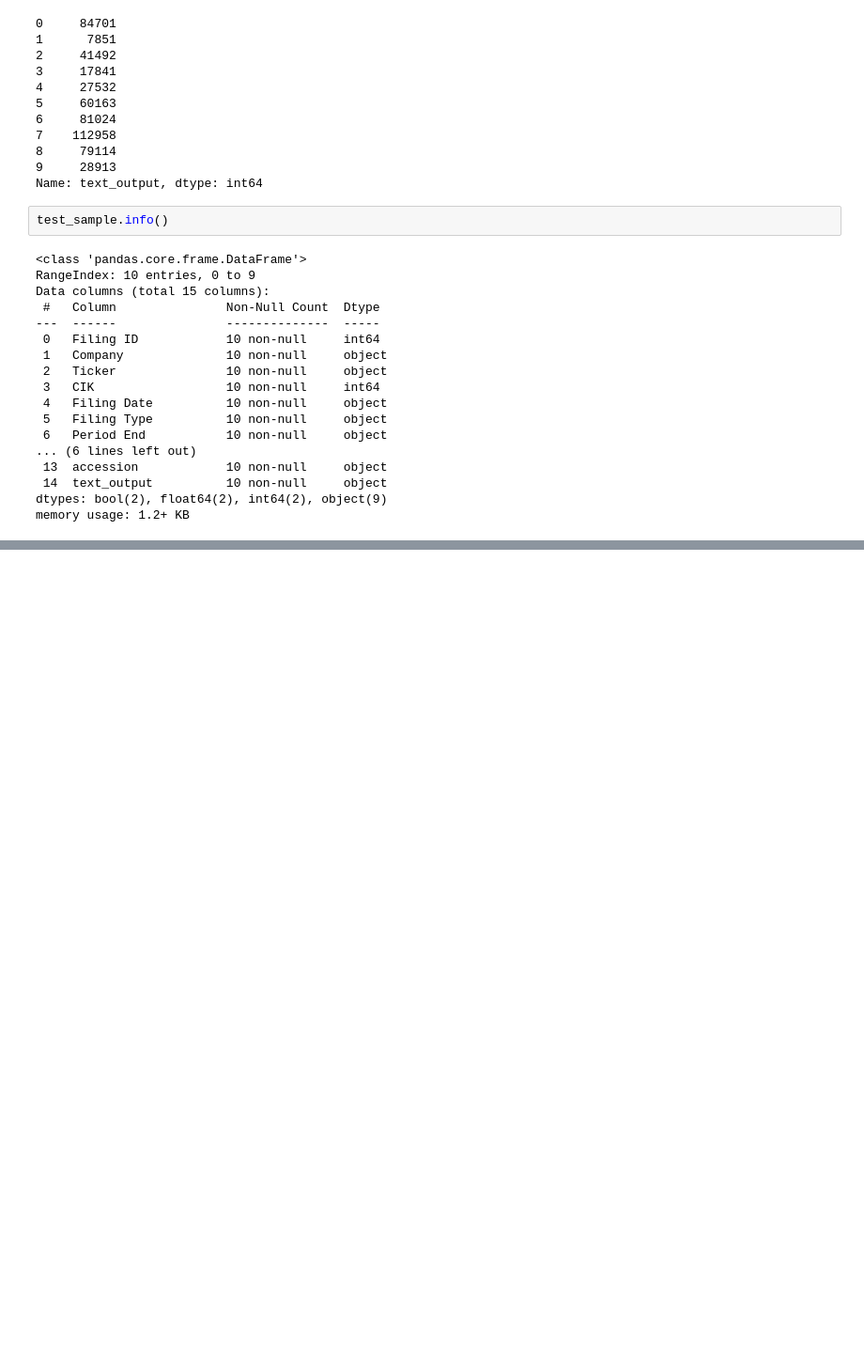
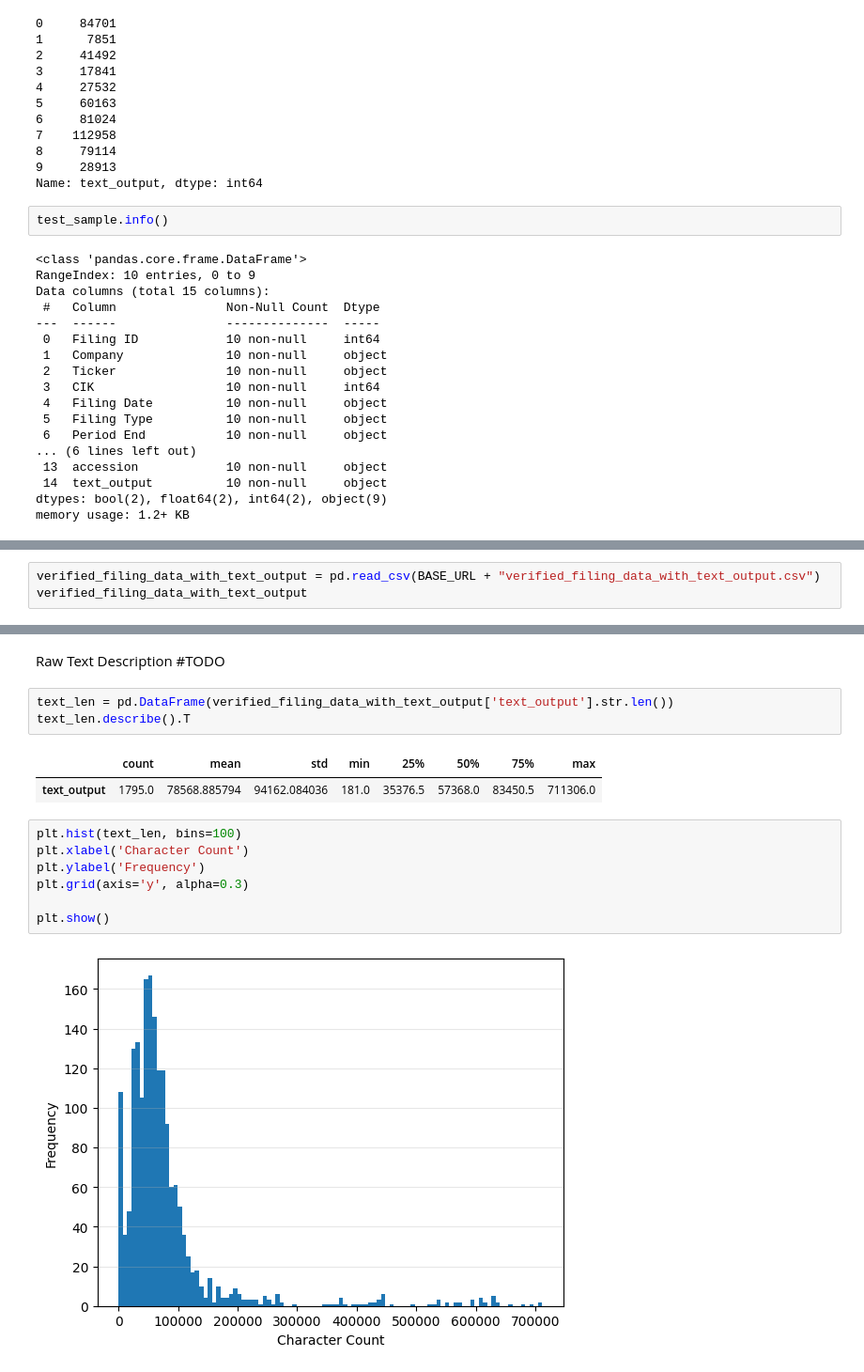
Before and after one commit to Kamend1/data_science_final_project, a Jupyter notebook: notebooks/1_3_earnings_releases_data_pipeline.ipynb, the cells around one changed output, grey strips where cells are left out. Shown at 94% size. Cells and saved outputs as stored; diff of their text form; blank space fills up the shorter version.

```diff
--- a/notebooks/1_3_earnings_releases_data_pipeline.ipynb
+++ b/notebooks/1_3_earnings_releases_data_pipeline.ipynb
@@ -519,0 +490,3 @@ memory usage: 1.2+ KB
+# %%
+verified_filing_data_with_text_output = pd.read_csv(BASE_URL + "verified_filing_data_with_text_output.csv")
+verified_filing_data_with_text_output
@@ -519,0 +516,17 @@ memory usage: 1.2+ KB
+# %% [markdown]
+Raw Text Description #TODO
+# %%
+text_len = pd.DataFrame(verified_filing_data_with_text_output['text_output'].str.len())
+text_len.describe().T
+# %% [output]
+|  | count | mean | std | min | 25% | 50% | 75% | max |
+| text_output | 1795.0 | 78568.885794 | 94162.084036 | 181.0 | 35376.5 | 57368.0 | 83450.5 | 711306.0 |
+# %%
+plt.hist(text_len, bins=100)
+plt.xlabel('Character Count')
+plt.ylabel('Frequency')
+plt.grid(axis='y', alpha=0.3)
+
+plt.show()
+# %% [output]
+[figure, added]
```
Also changed, not shown: parts of 42 cells of this notebook, 8 other files.
